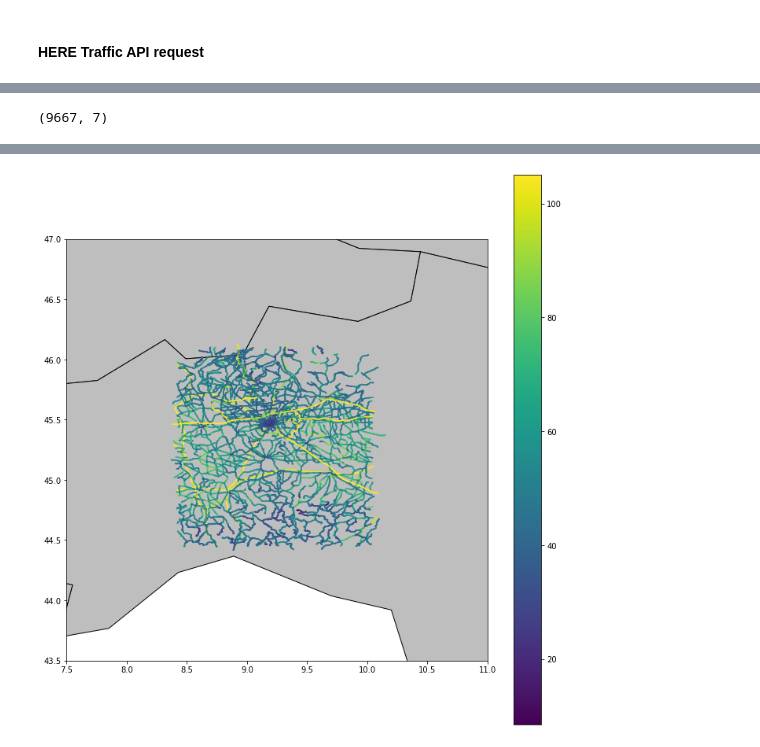
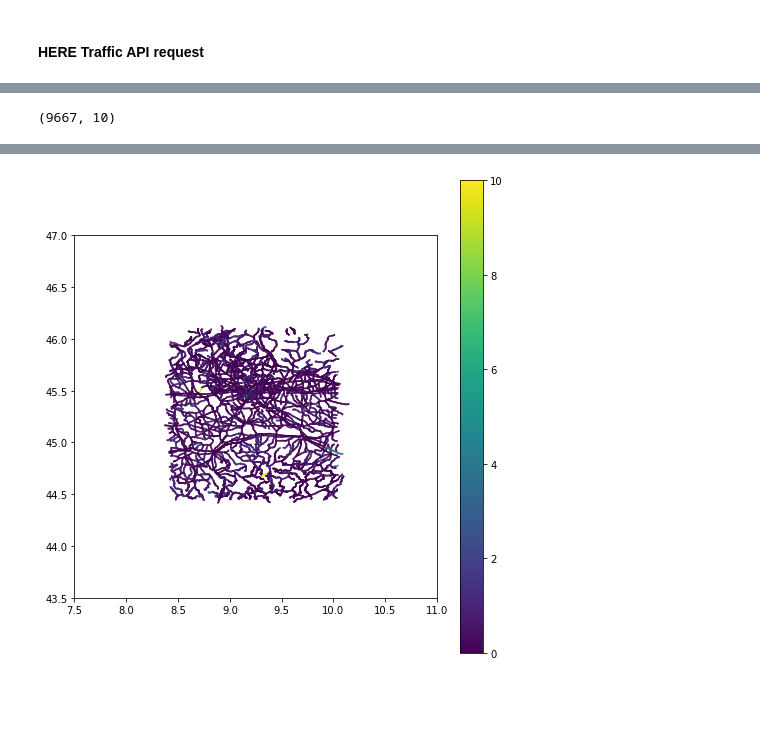
Before and after one commit to ECMWFCode4Earth/MaLePoM, a Jupyter notebook: here_traffic.ipynb, the cells around one changed output, grey strips where cells are left out. Cells and saved outputs as stored; diff of their text form; code cells hidden in the pictures; blank space fills up the shorter version.

Commit message:
download HERE traffic data

```diff
--- a/here_traffic.ipynb
+++ b/here_traffic.ipynb
@@ -81,9 +76,15 @@ for it in traffic.get('RWS'):
                     zs.append([[*map(float, x.split(','))][::-1] for x in z.get('value')[0].split(' ')[:-1]])
 
                 line = shp.geometry.MultiLineString(zs)
+                if len(fi.get('CF')) == 1:
+                    SU = fi.get('CF')[0].get('SU')
+                    SP = fi.get('CF')[0].get('SP')
+                    JF = fi.get('CF')[0].get('JF')
+                    FF = fi.get('CF')[0].get('FF')
+                    CN = fi.get('CF')[0].get('CN')
 
-                speed = fi.get('CF')[0].get('SP')
-                jam = fi.get('CF')[0].get('FF')
+                else:
+                    print('ERROR.')
 
-                out.append((DE, PC, QD, LE, speed, jam, line))
+                out.append((DE, PC, QD, LE, SU, SP, JF, FF, CN, line))
 # %% [output]
@@ -92,6 +93,8 @@ Wall time: 3.12 s
 # %%
-DE, PC, QD, LE, speed, JF, geom = zip(*out)
+DE, PC, QD, LE, SU, SP, JF, FF, CN, geom = zip(*out)
 # %%
-gdf = gpd.GeoDataFrame(data=zip(DE, PC, QD, LE, speed, JF), geometry=list(geom), columns=('DE', 'PC', 'QD', 'LE', 'speed', 'JF'))
+gdf = gpd.GeoDataFrame(data=zip(DE, PC, QD, LE, SU, SP, JF, FF, CN),
+                       geometry=list(geom),
+                       columns=('DE', 'PC', 'QD', 'LE', 'SU', 'SP', 'JF', 'FF', 'CN'))
 gdf.head()
 # %% [output]
@@ -104,15 +107,14 @@ gdf.head()
 # %%
 gdf.shape
 # %% [output]
-(9667, 7)
+(9667, 10)
 # %%
 %%time
 
-fig, ax = plt.subplots(1,1, figsize=(10,10))
+fig, ax = plt.subplots(1,1, figsize=(7,7))
 gdf.plot(ax=ax, column='JF', legend=True)
-countries.plot(ax=ax, fc='#bebebe', ec='black', zorder=-10)
+# countries.plot(ax=ax, fc='#bebebe', ec='black', zorder=-10)
 ax.set_xlim(area[0]-1, area[2]+1)
 ax.set_ylim(area[1]-1, area[3]+1)
 plt.tight_layout()
-# plt.savefig('paris_traffic.png', dpi=240)
 # %% [output]
@@ -121 +123 @@ Wall time: 11.4 s
-[figure, old version]
+[figure, new version]
```
Also changed, not shown: parts of 30 cells of this notebook.
